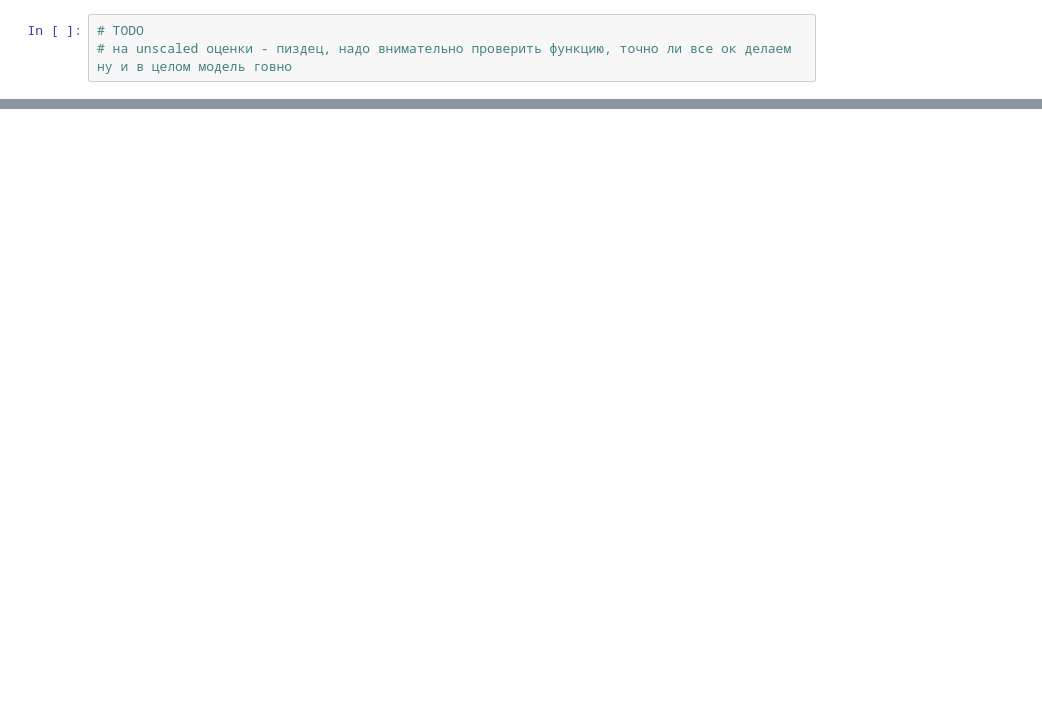
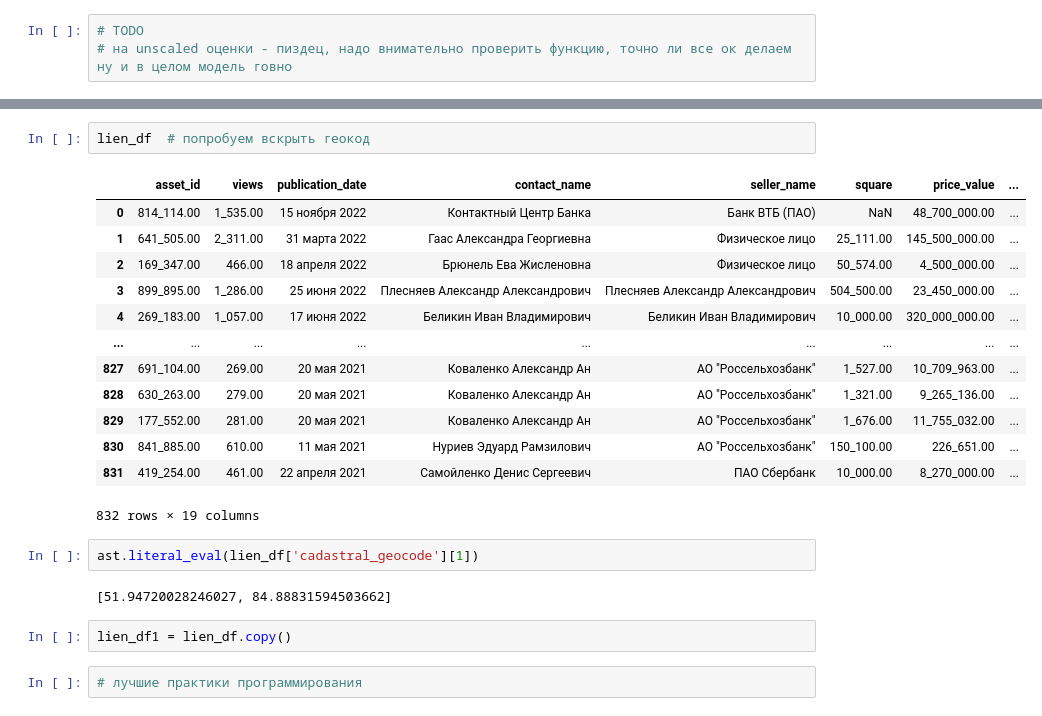
Before and after one commit to damnpav/liens_watching, a Jupyter notebook: model/review_data_19_01_23.ipynb, the cells around one changed output, grey strips where cells are left out. Saved outputs shown, nothing was run; the diff lists cells and outputs as text; blank space fills up the shorter version.

```diff
--- a/model/review_data_19_01_23.ipynb
+++ b/model/review_data_19_01_23.ipynb
@@ -382,0 +466,24 @@ pd.DataFrame(metrics_results)
+# %%
+lien_df  # попробуем вскрыть геокод
+# %% [output]
+|  | asset_id | views | publication_date | contact_name | seller_name | square | price_value | ... |
+| 0 | 814_114.00 | 1_535.00 | 15 ноября 2022 | Контактный Центр Банка | Банк ВТБ (ПАО) | NaN | 48_700_000.00 | ... |
+| 1 | 641_505.00 | 2_311.00 | 31 марта 2022 | Гаас Александра Георгиевна | Физическое лицо | 25_111.00 | 145_500_000.00 | ... |
+| 2 | 169_347.00 | 466.00 | 18 апреля 2022 | Брюнель Ева Жисленовна | Физическое лицо | 50_574.00 | 4_500_000.00 | ... |
+| 3 | 899_895.00 | 1_286.00 | 25 июня 2022 | Плесняев Александр Александрович | Плесняев Александр Александрович | 504_500.00 | 23_450_000.00 | ... |
+| 4 | 269_183.00 | 1_057.00 | 17 июня 2022 | Беликин Иван Владимирович | Беликин Иван Владимирович | 10_000.00 | 320_000_000.00 | ... |
+| ... | ... | ... | ... | ... | ... | ... | ... | ... |
+| 827 | 691_104.00 | 269.00 | 20 мая 2021 | Коваленко Александр Ан | АО "Россельхозбанк" | 1_527.00 | 10_709_963.00 | ... |
+| 828 | 630_263.00 | 279.00 | 20 мая 2021 | Коваленко Александр Ан | АО "Россельхозбанк" | 1_321.00 | 9_265_136.00 | ... |
+| 829 | 177_552.00 | 281.00 | 20 мая 2021 | Коваленко Александр Ан | АО "Россельхозбанк" | 1_676.00 | 11_755_032.00 | ... |
+| 830 | 841_885.00 | 610.00 | 11 мая 2021 | Нуриев Эдуард Рамзилович | АО "Россельхозбанк" | 150_100.00 | 226_651.00 | ... |
+| 831 | 419_254.00 | 461.00 | 22 апреля 2021 | Самойленко Денис Сергеевич | ПАО Сбербанк | 10_000.00 | 8_270_000.00 | ... |
+832 rows × 19 columns
+# %%
+ast.literal_eval(lien_df['cadastral_geocode'][1])
+# %% [output]
+[51.94720028246027, 84.88831594503662]
+# %%
+lien_df1 = lien_df.copy()
+# %%
+# лучшие практики программирования
```
Also changed, not shown: parts of 42 cells of this notebook, 1 other file.
